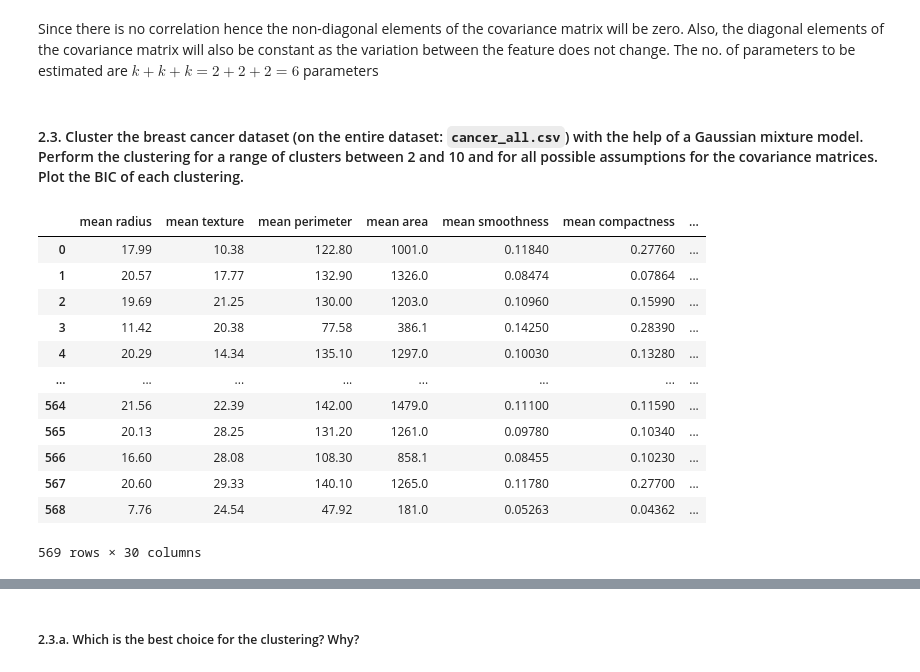
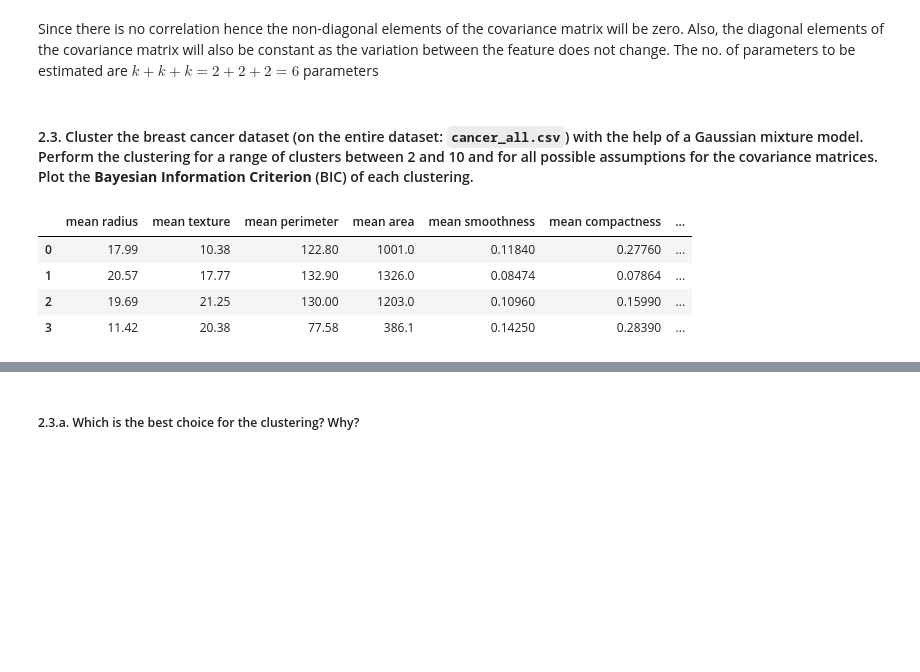
Before and after one commit to FabriceBeaumont/MA-INF_4216_Biomedical_DS_and_AI, a Jupyter notebook: Sheet5/Assignment5_Solutions.ipynb, the cells around one changed output, grey strips where cells are left out. Drawn from its saved outputs; the diff is of its cells as text; code cells hidden in the pictures; blank space fills up the shorter version.

```diff
--- a/Sheet5/Assignment5_Solutions.ipynb
+++ b/Sheet5/Assignment5_Solutions.ipynb
@@ -298,21 +348,13 @@ Since there is no correlation hence the non-diagonal elements of the covariance
 Also, the diagonal elements of the covariance matrix will also be constant as the variation between the feature does not change.
 The no. of parameters to be estimated are $k+k+k = 2+2+2 = 6$ parameters
 # %% [markdown]
-#### 2.3. Cluster the breast cancer dataset (on the entire dataset: `cancer_all.csv`) with the help of a Gaussian mixture model. Perform the clustering for a range of clusters between 2 and 10 and for all possible assumptions for the covariance matrices. Plot the BIC of each clustering.
+#### 2.3. Cluster the breast cancer dataset (on the entire dataset: `cancer_all.csv`) with the help of a Gaussian mixture model. Perform the clustering for a range of clusters between 2 and 10 and for all possible assumptions for the covariance matrices. Plot the **Bayesian Information Criterion** (BIC) of each clustering.
 # %%
-cancer_data = pd.read_csv('https://raw.githubusercontent.com/D34dP0oL/4216_Biomedical_DS_and_AI/main/Sheet5/cancer_all.csv', index_col = 'Unnamed: 0')
-cancer_data
+cancer_data = pd.read_csv('https://raw.githubusercontent.com/D34dP0oL/4216_Biomedical_DS_and_AI/main/Datasets/cancer_all.csv', index_col = 'Unnamed: 0')
+cancer_data.head(4)
 # %% [output]
 |  | mean radius | mean texture | mean perimeter | mean area | mean smoothness | mean compactness | ... |
 | 0 | 17.99 | 10.38 | 122.80 | 1001.0 | 0.11840 | 0.27760 | ... |
 | 1 | 20.57 | 17.77 | 132.90 | 1326.0 | 0.08474 | 0.07864 | ... |
 | 2 | 19.69 | 21.25 | 130.00 | 1203.0 | 0.10960 | 0.15990 | ... |
 | 3 | 11.42 | 20.38 | 77.58 | 386.1 | 0.14250 | 0.28390 | ... |
-| 4 | 20.29 | 14.34 | 135.10 | 1297.0 | 0.10030 | 0.13280 | ... |
-| ... | ... | ... | ... | ... | ... | ... | ... |
-| 564 | 21.56 | 22.39 | 142.00 | 1479.0 | 0.11100 | 0.11590 | ... |
-| 565 | 20.13 | 28.25 | 131.20 | 1261.0 | 0.09780 | 0.10340 | ... |
-| 566 | 16.60 | 28.08 | 108.30 | 858.1 | 0.08455 | 0.10230 | ... |
-| 567 | 20.60 | 29.33 | 140.10 | 1265.0 | 0.11780 | 0.27700 | ... |
-| 568 | 7.76 | 24.54 | 47.92 | 181.0 | 0.05263 | 0.04362 | ... |
-569 rows × 30 columns
```
Also changed, not shown: parts of 43 cells of this notebook.
